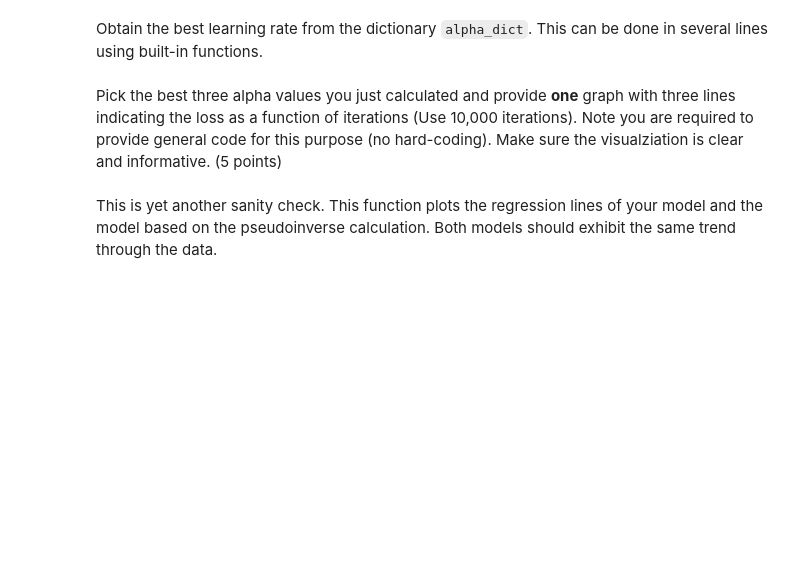
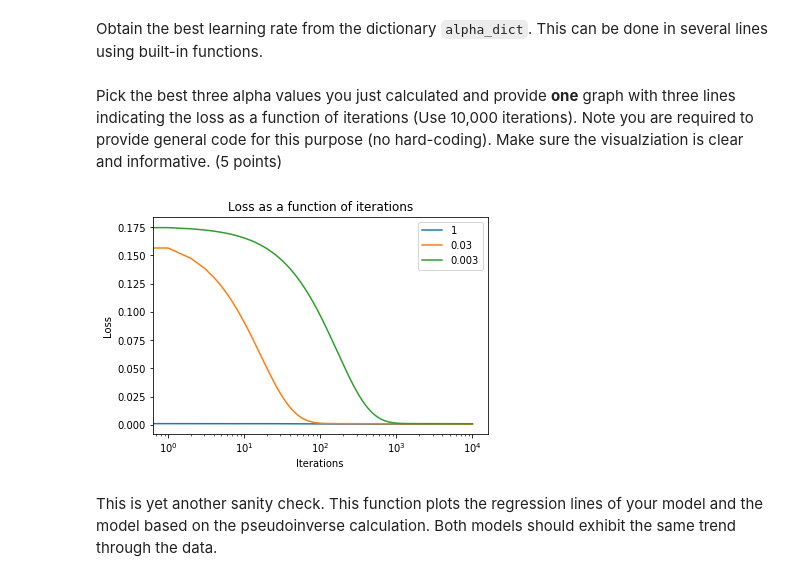
Before and after one commit to Danpollak/IDC-ML, a Jupyter notebook: HW1/hwa1.ipynb, the cells around one changed output. Drawn from its saved outputs; the diff is of its cells as text; code cells hidden in the pictures; blank space fills up the shorter version.

```diff
--- a/HW1/hwa1.ipynb
+++ b/HW1/hwa1.ipynb
@@ -78,8 +88,8 @@ df.describe()
 # %% [markdown]
 Since we are dealing with simple linear regression, we will extract the target values and the `sqft_living` variable from the dataset. Use pandas and select both columns as separate variables and transform them into a numpy array. (1 point).
 # %%
-X = ['sqft_living'] # placeholder for the variables
-y = ['price'] # placeholder for the target values
+X = None # placeholder for the variables
+y = None # placeholder for the target values
 X=np.array(df['sqft_living'])
 y=np.array(df['price'])
 # %% [markdown]
@@ -215,16 +237,21 @@ best_alpha = sorted_alphas[0]
 # %% [markdown]
 Pick the best three alpha values you just calculated and provide **one** graph with three lines indicating the loss as a function of iterations (Use 10,000 iterations). Note you are required to provide general code for this purpose (no hard-coding). Make sure the visualziation is clear and informative. (5 points)
 # %%
-iterations = 1000
+iterations = 10000
+alpha_dict = find_best_alpha(X, y, iterations)
+sorted_alphas = sorted(alpha_dict, key=alpha_dict.get)
 theta = np.random.random(size=2)
-theta_a, J_history_a = gradient_descent(X, y, theta, best_alpha[0], iterations)
-theta_b, J_history_b = gradient_descent(X, y, theta, best_alpha[1], iterations)
-theta_c, J_history_c = gradient_descent(X, y, theta, best_alpha[2], iterations)
+alpha_graph_lines = 3
 
-plt.plot(np.arange(iterations), J_history_a)
+for alpha in sorted_alphas[:alpha_graph_lines]:
+    _, J_history = gradient_descent(X, y, theta, alpha, iterations)
+    plt.plot(np.arange(iterations), J_history)
+
 plt.xscale('log')
 plt.xlabel('Iterations')
 plt.ylabel('Loss')
 plt.title('Loss as a function of iterations')
-
-plt.legend(['Training data', 'Linear regression', 'Best theta']);
+plt.legend(sorted_alphas[:alpha_graph_lines]);
+plt.show()
+# %% [output]
+[figure, added]
```
Also changed, not shown: parts of 21 cells of this notebook, 4 other files.
